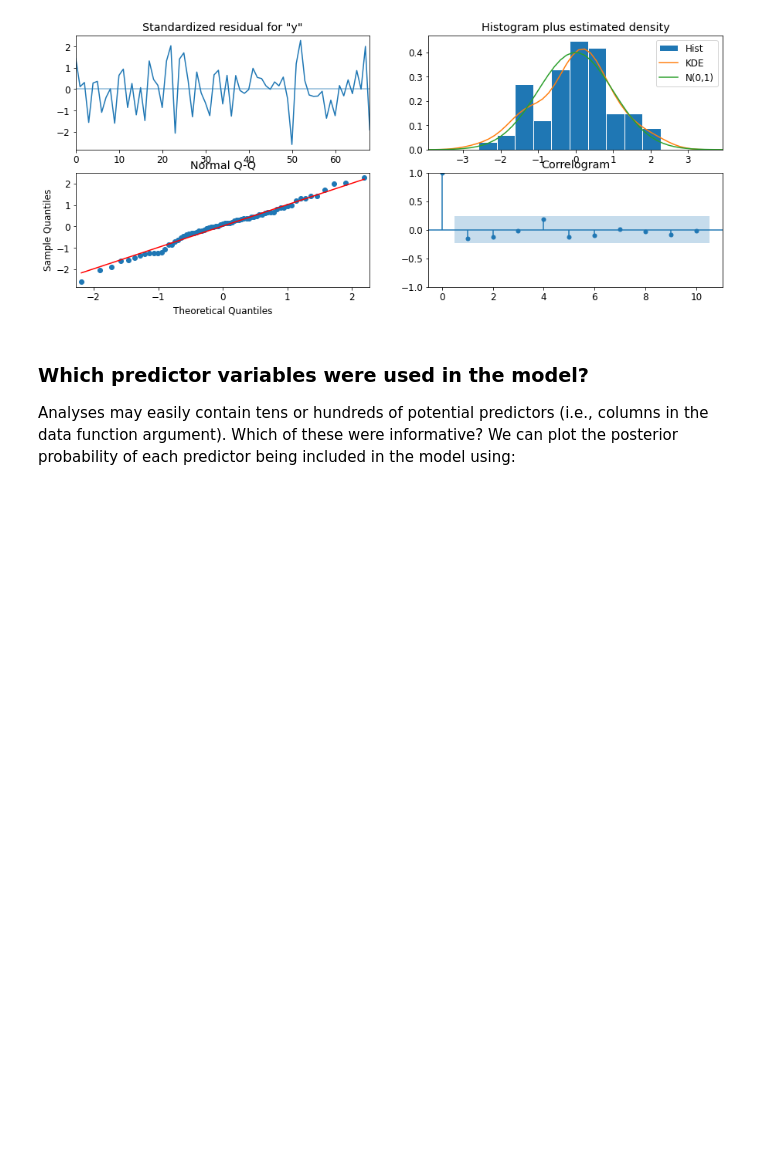
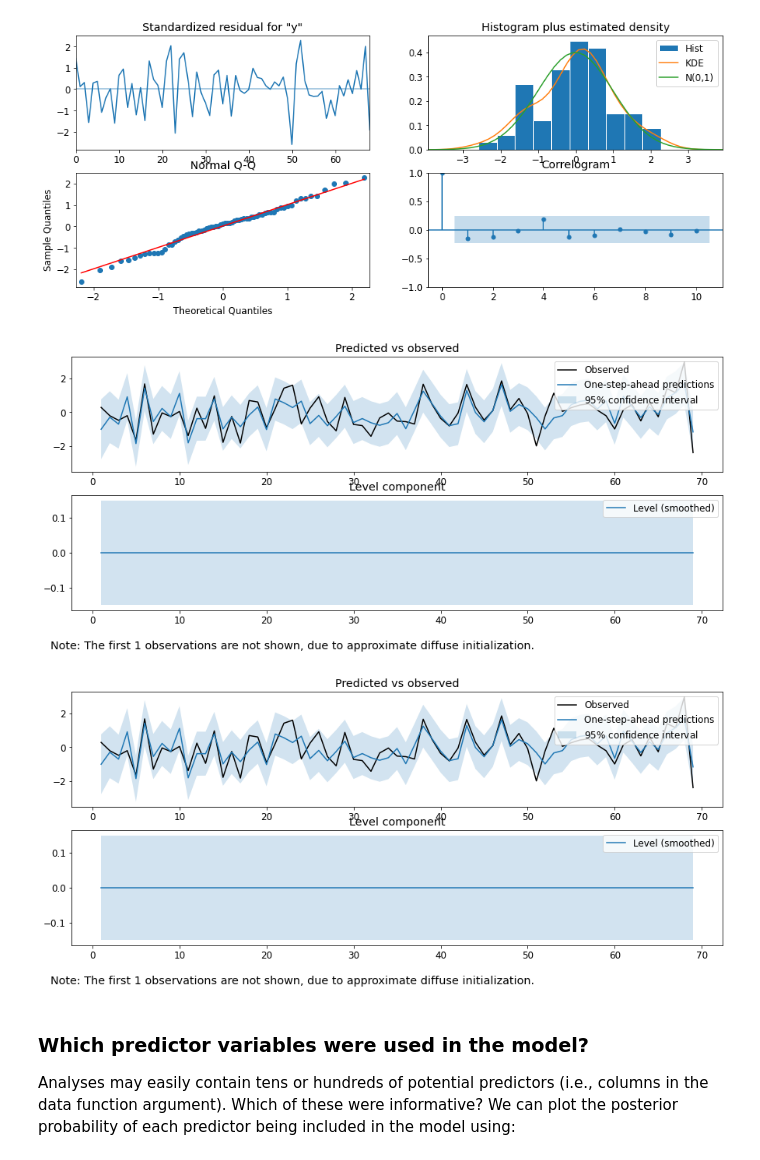
Before and after one commit to jamalsenouci/causalimpact, a Jupyter notebook: GettingStarted.ipynb, the cells around one changed output. Drawn from its saved outputs; the diff is of its cells as text; code cells hidden in the pictures; blank space fills up the shorter version.

```diff
--- a/GettingStarted.ipynb
+++ b/GettingStarted.ipynb
@@ -384,7 +384,10 @@ impact.results.results.plot_diagnostics()
 [figure]
 [figure]
 # %%
-impact.results.plot_components()
+impact.results.results.plot_components()
+# %% [output]
+[figure, added]
+[figure, added]
 # %% [markdown]
 ### Which predictor variables were used in the model?
 Analyses may easily contain tens or hundreds of potential predictors (i.e., columns in the data function argument). Which of these were informative? We can plot the posterior probability of each predictor being included in the model using:
```
Also changed, not shown: parts of 1 cell of this notebook.
